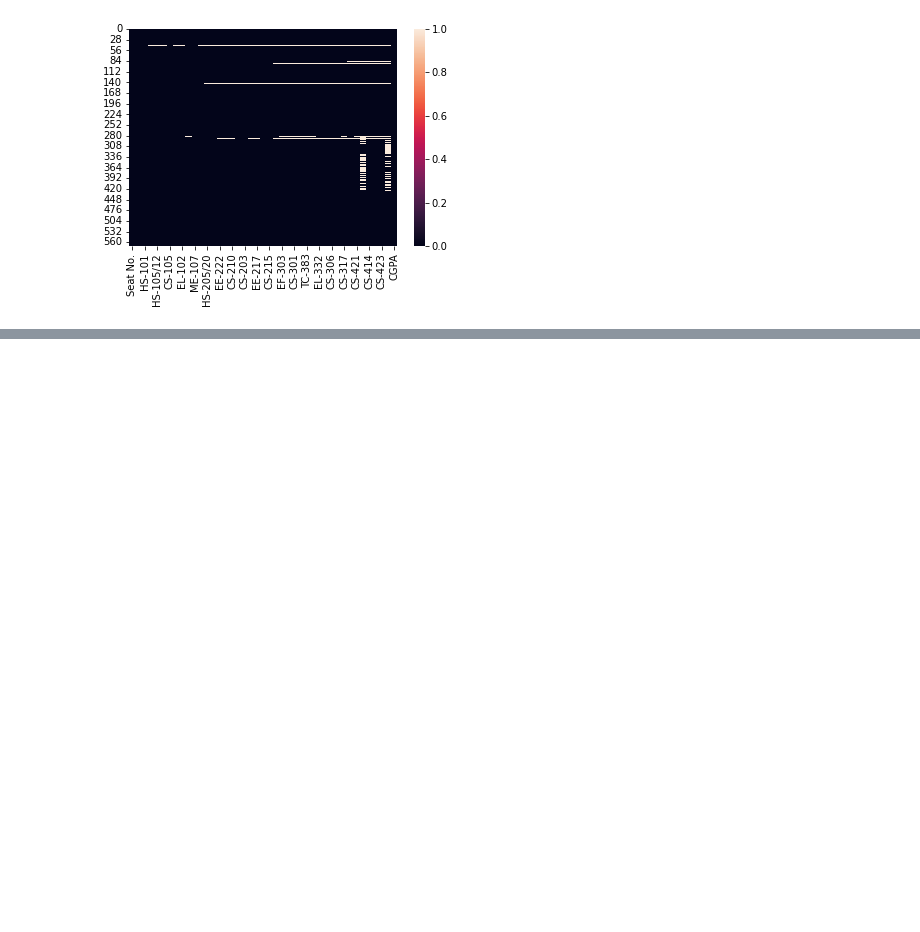
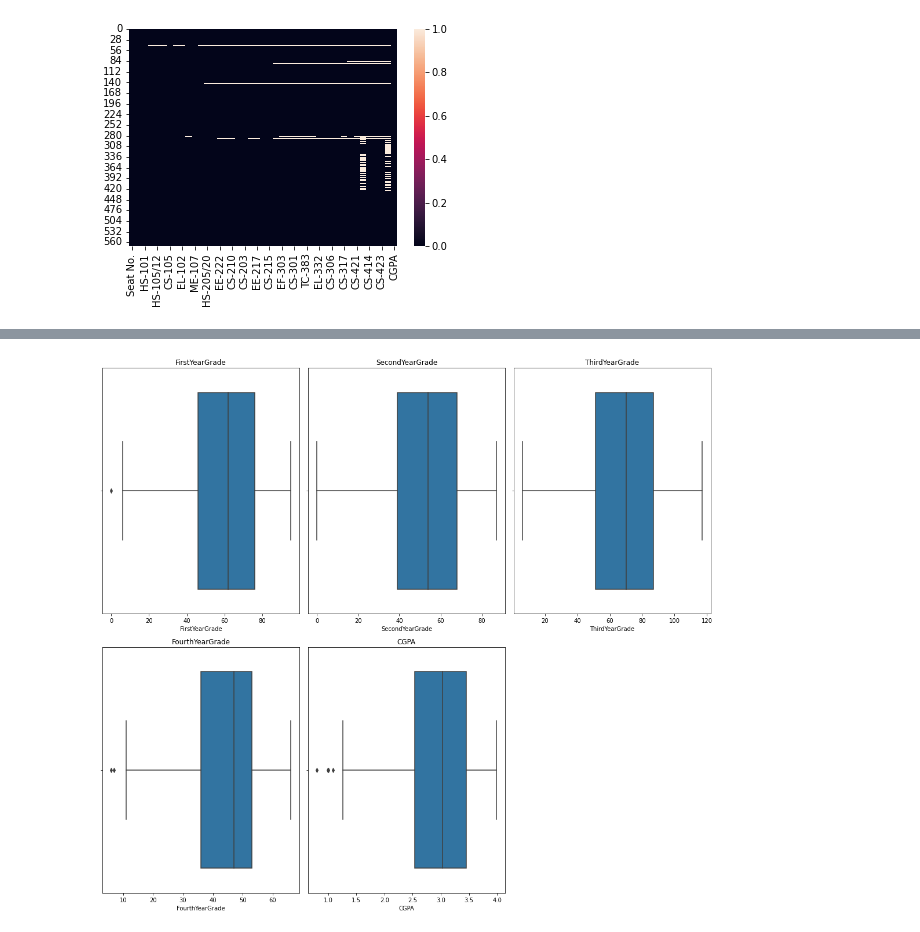
Before and after one commit to Khyati1205/Internship, a Jupyter notebook: Student grades prediction.ipynb, the cells around one changed output, grey strips where cells are left out. Saved outputs shown, nothing was run; the diff lists cells and outputs as text; code cells hidden in the pictures; blank space fills up the shorter version.

```diff
--- a/Student grades prediction.ipynb
+++ b/Student grades prediction.ipynb
@@ -146,0 +358,15 @@ sns.heatmap(df.isnull())
+# %%
+plt.figure(figsize=(15, 80), facecolor='white')
+plotnumber = 1
+
+for feature in df_new.columns:
+    ax = plt.subplot(12, 3, plotnumber)
+    sns.boxplot(df[feature])
+    plt.xlabel(feature)
+    plt.title(feature)
+    plotnumber += 1
+
+plt.tight_layout()
+plt.show()
+# %% [output]
+[figure, added]
```
Also changed, not shown: parts of 50 cells of this notebook.
